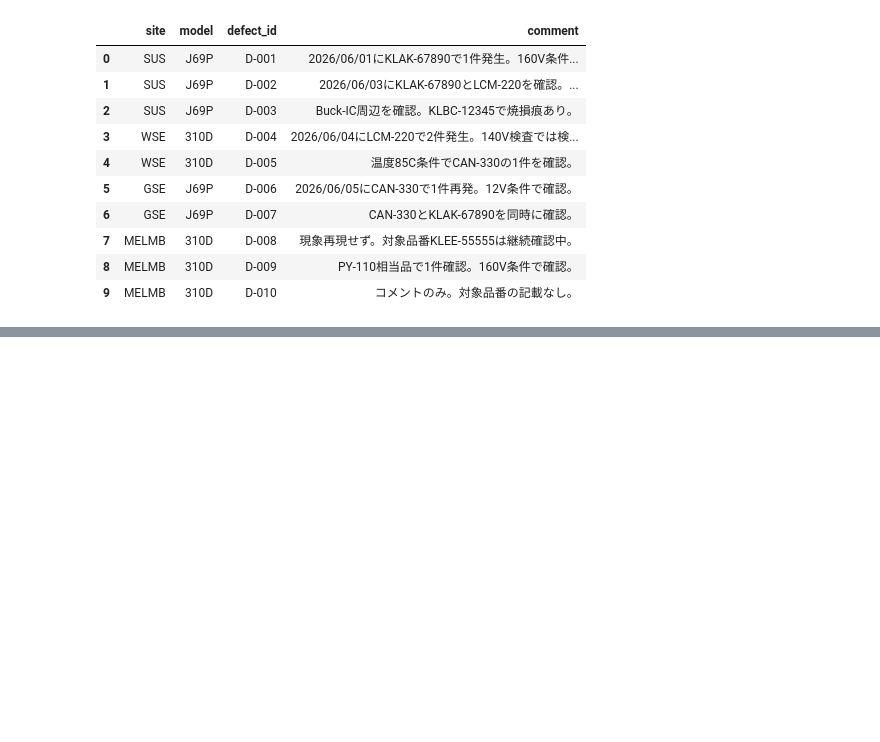
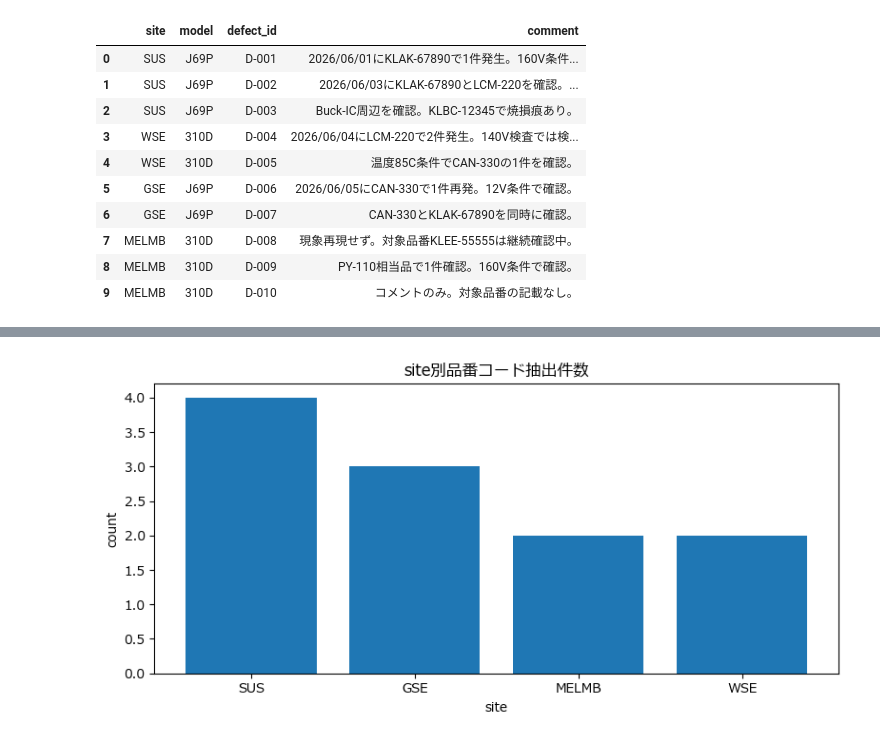
Before and after one commit to kjfarm1225/pyq_practice, a Jupyter notebook: 131_2_practical_extract_part_code/131_2_practical_extract_part_code.ipynb, the cells around one changed output, grey strips where cells are left out. Saved outputs shown, nothing was run; the diff lists cells and outputs as text; code cells hidden in the pictures; blank space fills up the shorter version.

```diff
--- a/131_2_practical_extract_part_code/131_2_practical_extract_part_code.ipynb
+++ b/131_2_practical_extract_part_code/131_2_practical_extract_part_code.ipynb
@@ -26,0 +106,10 @@ df_defect
+# %%
+#cell7
+
+df_parts_detail = pd.merge(
+    df_parts,
+    df_base,
+    on="defect_id",
+    how="left",
+)
+df_parts_detail
@@ -26,0 +193,19 @@ df_defect
+# %%
+#cell12
+df_site_count = df_parts_detail.groupby(
+    "site",
+    as_index=False,
+)["part_code"].count()
+
+df_site_count = df_site_count.rename(
+    columns={
+        "part_code": "count",
+    }
+)
+
+df_site_count = df_site_count.sort_values(
+    "count",
+    ascending=False,
+).reset_index(drop=True)
+
+df_site_count
@@ -26,0 +218,17 @@ df_defect
+# %%
+#cell13
+plt.figure(figsize=(8, 4))
+
+plt.bar(
+    df_site_count["site"],
+    df_site_count["count"],
+)
+
+plt.title("site別品番コード抽出件数")
+plt.xlabel("site")
+plt.ylabel("count")
+
+plt.tight_layout()
+plt.show()
+# %% [output]
+[figure, added]
```
Also changed, not shown: parts of 10 cells of this notebook.
